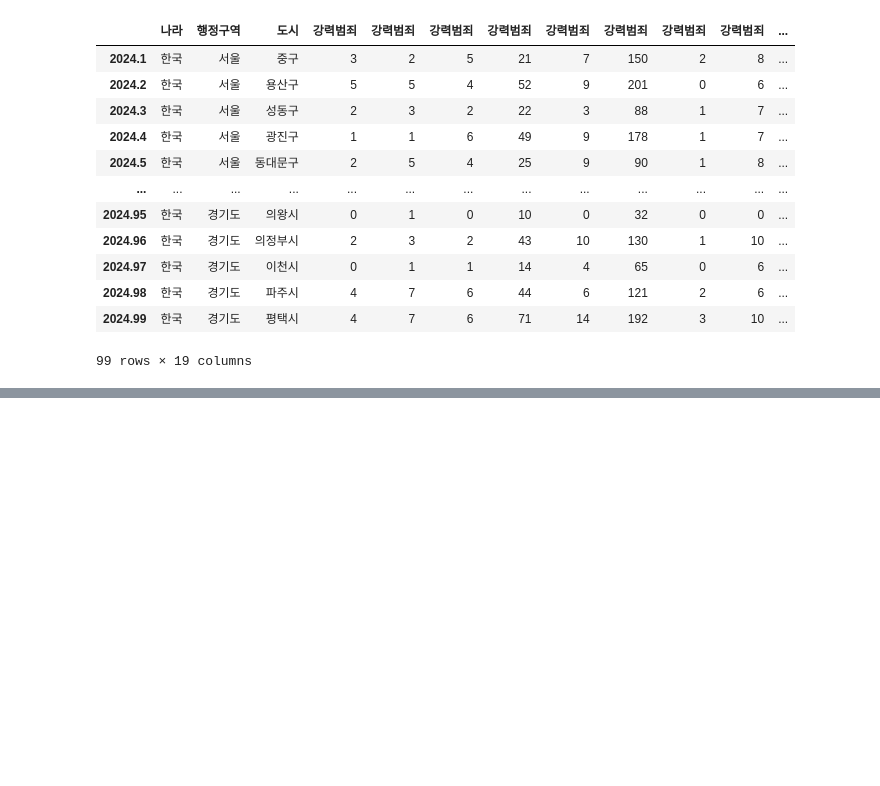
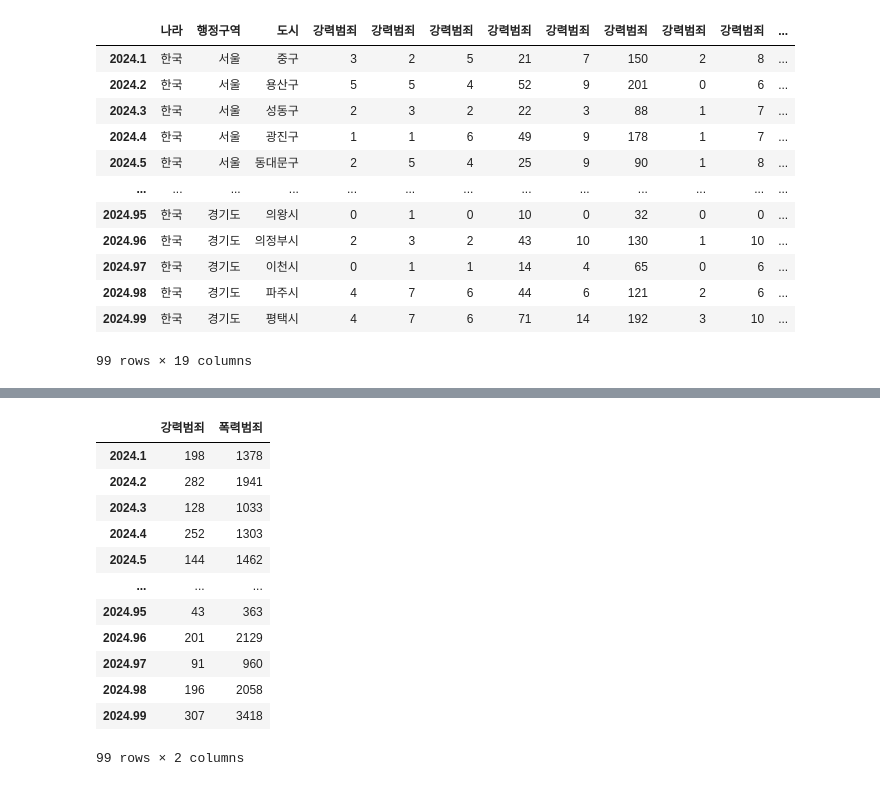
Before and after one commit to Encore-SKN-24/EDA_MINI_5TEAM, a Jupyter notebook: features/crime/crawl_crime.ipynb, the cells around one changed output, grey strips where cells are left out. Drawn from its saved outputs; the diff is of its cells as text; code cells hidden in the pictures; blank space fills up the shorter version.

```diff
--- a/features/crime/crawl_crime.ipynb
+++ b/features/crime/crawl_crime.ipynb
@@ -199,0 +212,16 @@ crime_df = crime_df.groupby(crime_df.columns, axis=1).sum()
+# %%
+nums
+# %% [output]
+|  | 강력범죄 | 폭력범죄 |
+| 2024.1 | 198 | 1378 |
+| 2024.2 | 282 | 1941 |
+| 2024.3 | 128 | 1033 |
+| 2024.4 | 252 | 1303 |
+| 2024.5 | 144 | 1462 |
+| ... | ... | ... |
+| 2024.95 | 43 | 363 |
+| 2024.96 | 201 | 2129 |
+| 2024.97 | 91 | 960 |
+| 2024.98 | 196 | 2058 |
+| 2024.99 | 307 | 3418 |
+99 rows × 2 columns
```
Also changed, not shown: parts of 9 cells of this notebook, 8 other files.
